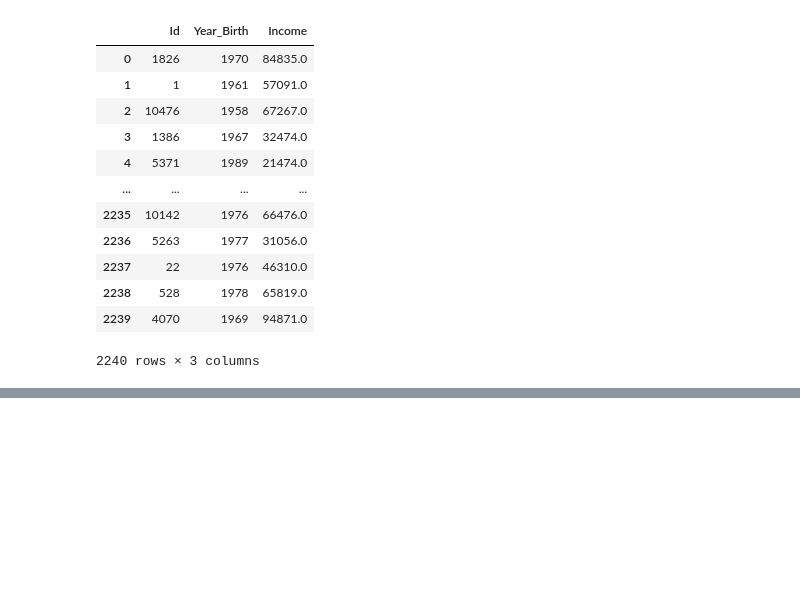
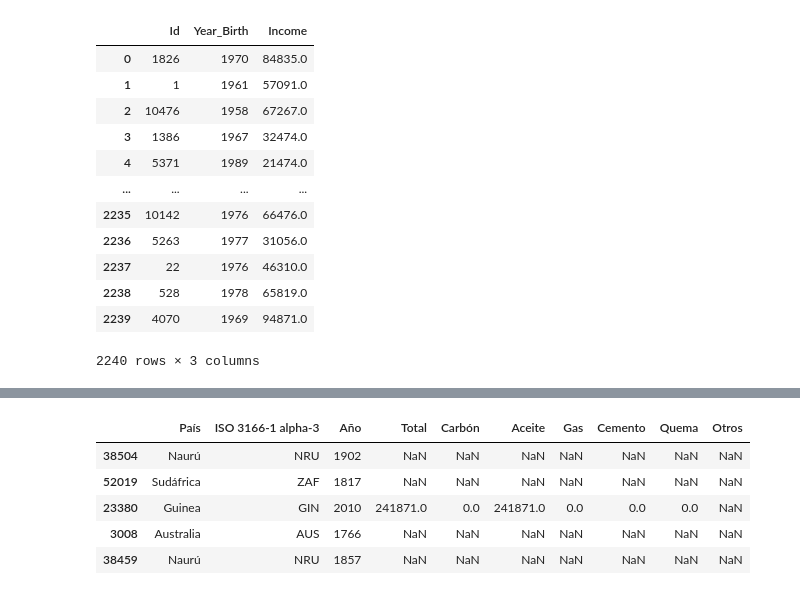
Before and after one commit to DiegoBecerra-lab/probando-python, a Jupyter notebook: Leyendo_Archivos.ipynb, the cells around one changed output, grey strips where cells are left out. Drawn from its saved outputs; the diff is of its cells as text; code cells hidden in the pictures; blank space fills up the shorter version.

```diff
--- a/Leyendo_Archivos.ipynb
+++ b/Leyendo_Archivos.ipynb
@@ -127,0 +156,9 @@ datos_mercado
+# %%
+percapita.sample(5)
+# %% [output]
+|  | País | ISO 3166-1 alpha-3 | Año | Total | Carbón | Aceite | Gas | Cemento | Quema | Otros |
+| 38504 | Naurú | NRU | 1902 | NaN | NaN | NaN | NaN | NaN | NaN | NaN |
+| 52019 | Sudáfrica | ZAF | 1817 | NaN | NaN | NaN | NaN | NaN | NaN | NaN |
+| 23380 | Guinea | GIN | 2010 | 241871.0 | 0.0 | 241871.0 | 0.0 | 0.0 | 0.0 | NaN |
+| 3008 | Australia | AUS | 1766 | NaN | NaN | NaN | NaN | NaN | NaN | NaN |
+| 38459 | Naurú | NRU | 1857 | NaN | NaN | NaN | NaN | NaN | NaN | NaN |
```
Also changed, not shown: parts of 17 cells of this notebook.
